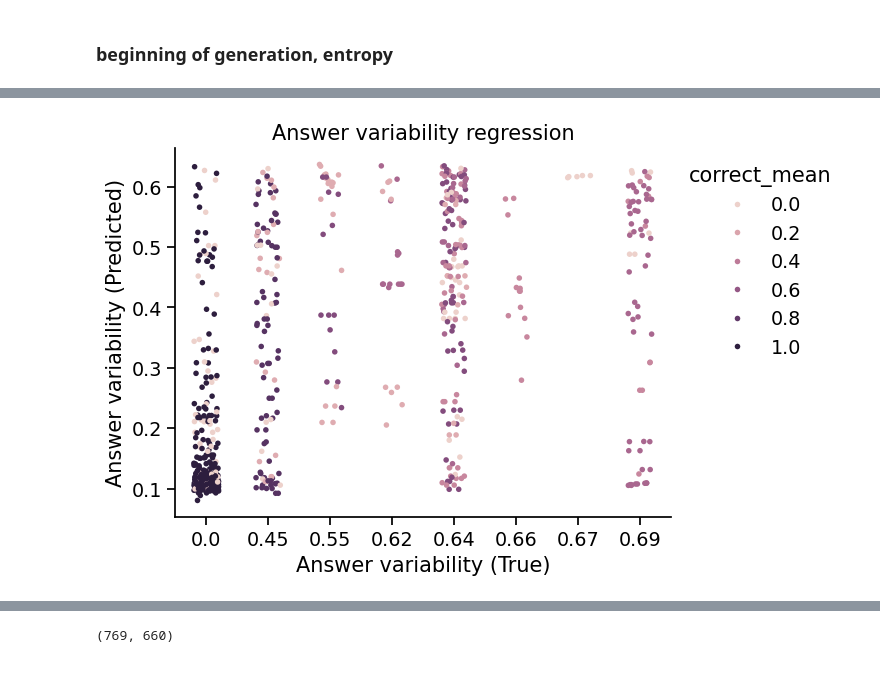
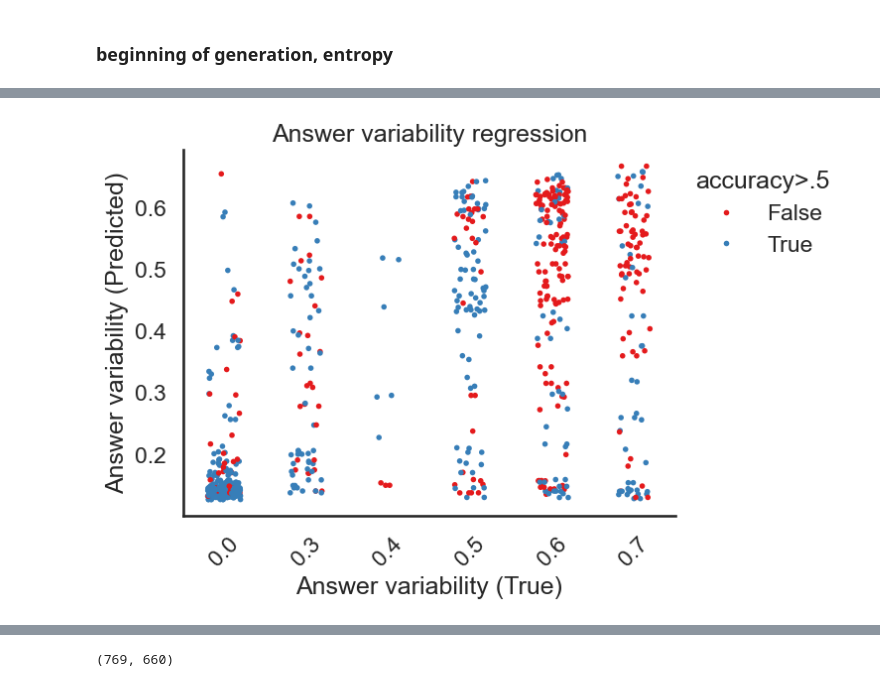
Before and after one commit to carloalbertobono/llm-uncertainty, a Jupyter notebook: tablellama-regressor.ipynb, the cells around one changed output, grey strips where cells are left out. Drawn from its saved outputs; the diff is of its cells as text; code cells hidden in the pictures.

```diff
--- a/tablellama-regressor.ipynb
+++ b/tablellama-regressor.ipynb
@@ -28,7 +28,7 @@ truth = mydict['truth']
 segments = mydict['segments']
 mm = mydict['m']
 # %%
-with open('aggrodue.pickle', 'rb') as handle:
+with open('aggrodue.deberta-v2-xxlarge.pickle', 'rb') as handle:
     aggrodue = pickle.load(handle)
 # %%
 from sklearn.metrics import mean_absolute_error, mean_squared_error, r2_score
@@ -171,0 +266,14 @@ Wall time: 1.14 s
+# %%
+%%time
+
+from sklearn.model_selection import GroupKFold, LeaveOneGroupOut
+from sklearn.model_selection import cross_val_predict
+
+from xgboost import XGBRFRegressor, XGBRFClassifier
+import xgboost
+
+
+xgb_model = XGBRFRegressor(n_estimators=100, n_jobs=6)
+
+# pred = cross_val_predict(xgb_model, X_res, y_res, cv=LeaveOneGroupOut(), groups=pids_res)
+pred = cross_val_predict(xgb_model, X_res, y_res, cv=GroupKFold(n_splits=10), groups=pids_res)
@@ -172,12 +283,17 @@ Wall time: 1.14 s
 # %%
-ax = sns.stripplot(y=pred, x=np.round(y_res.values,2), jitter=0.2, hue=correct_mean, size=4) # , log_scale=(True,False))
+ax = sns.stripplot(y=pred, x=np.round(y_res.values,1), jitter=0.2, hue=correct_mean, size=4, palette='Set1') # , log_scale=(True,False))
 sns.despine()
 
 plt.title('Answer variability regression')
 plt.xlabel('Answer variability (True)')
 plt.ylabel('Answer variability (Predicted)')
 
-sns.move_legend(ax, "upper left", bbox_to_anchor=(1, 1), frameon=False)
+sns.move_legend(ax, "upper left", bbox_to_anchor=(1, 1), frameon=False, title='accuracy>.5')
+
+#from matplotlib.ticker import MaxNLocator
+#ax.xaxis.set_major_locator(MaxNLocator(nbins=10))
+plt.xticks(rotation=45)
+
 plt.show()
 # %% [output]
-[figure, old version]
+[figure, new version]
```
Also changed, not shown: parts of 72 cells of this notebook, 4 other files.
